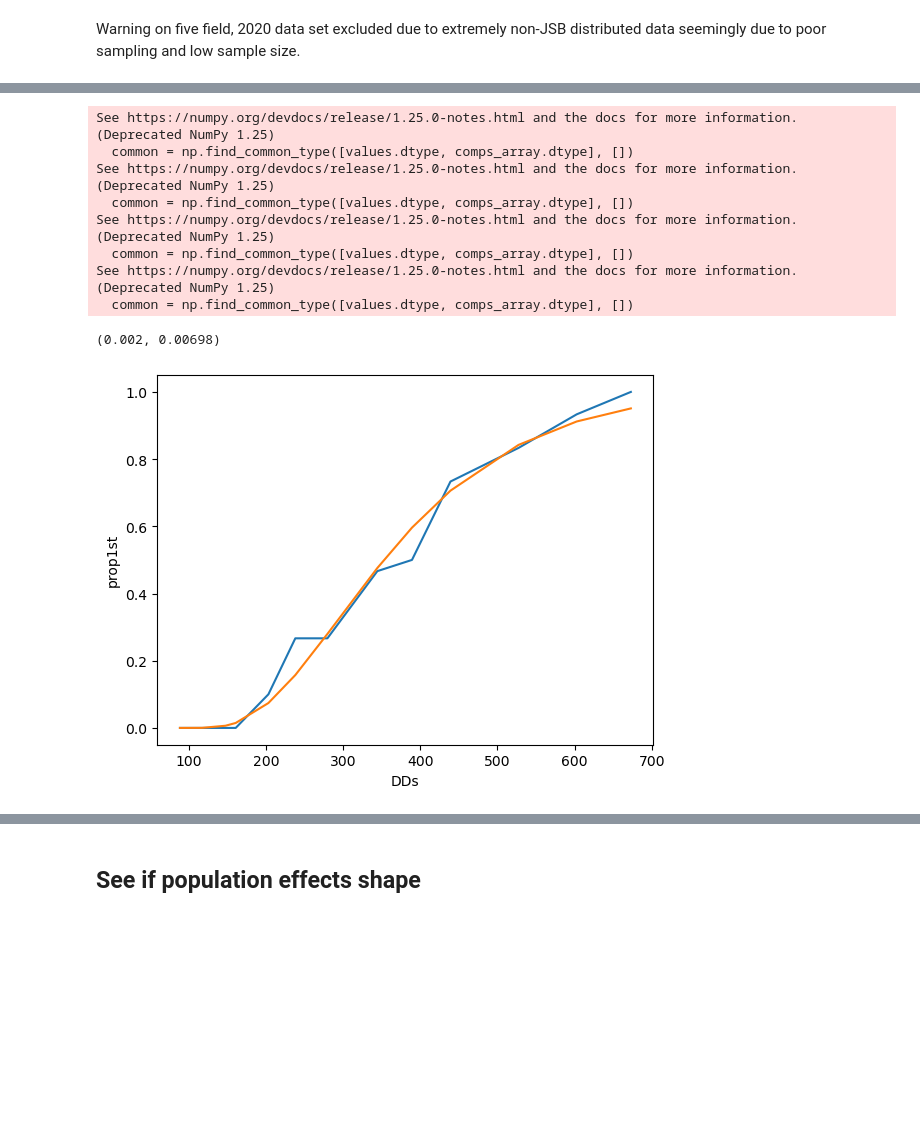
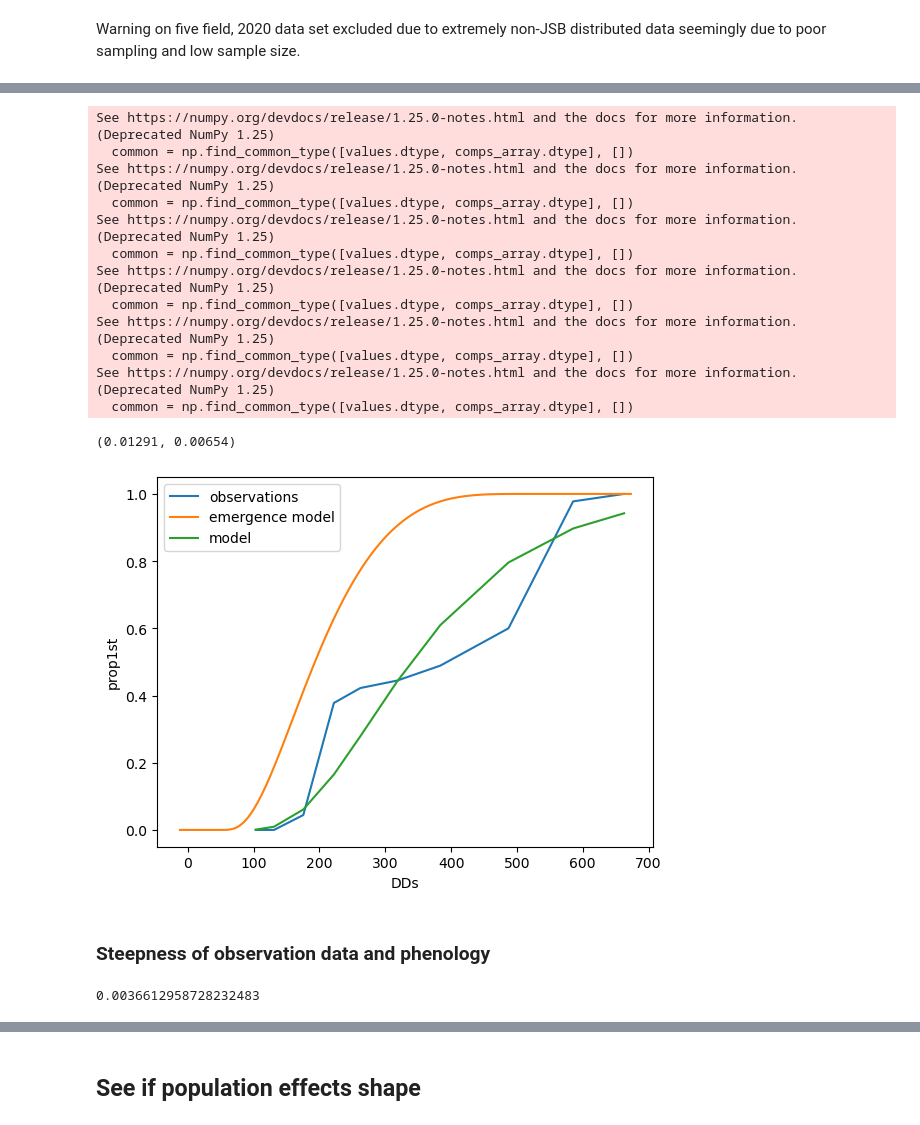
Before and after one commit to PacificBird/InsectPhenologyCaptureSim, a Jupyter notebook: multi_analysis.ipynb, the cells around one changed output, grey strips where cells are left out. Saved outputs shown, nothing was run; the diff lists cells and outputs as text; code cells hidden in the pictures; blank space fills up the shorter version.

Commit message:
Analysis of phenology/capture models

```diff
--- a/multi_analysis.ipynb
+++ b/multi_analysis.ipynb
@@ -1247,12 +1247,15 @@ def mae(filename, plot=False, ddlim=685, biofix=69, residuals=False):
     y_hat = capture_prediction_sb_biofix(dds, efficacy, biofix=biofix)
     meanae = np.mean(np.abs(y_hat - prop))
     if plot:
-        sns.lineplot(x=dds, y=prop)
-        sns.lineplot(x=dds, y=y_hat)
+        sns.lineplot(x=dds, y=prop, label='observations')
+        sns.lineplot(x=np.linspace(0,685, 100)+(biofix-69), \
+                     y=[jw_emergence(x, 1) for x in phenology_x], \
+                     label='emergence model')
+        sns.lineplot(x=dds, y=y_hat, label='model')
     if residuals:
         return (meanae.round(5), efficacy.round(5), y_hat - prop)
     return (meanae.round(5), efficacy.round(5))
-def mae_oksir(n, plot=False, ddlim=685, biofix=69, residuals=False):
+def mae_oksir(n, plot=False, ddlim=685, biofix=69, residuals=False, errorlim=685):
     dds = aggs[n].DDs
     captures = aggs[n].moth_sum
     dds = dds[dds < ddlim]
@@ -1260,10 +1263,14 @@ def mae_oksir(n, plot=False, ddlim=685, biofix=69, residuals=False):
     prop = captures / captures.max()
     efficacy = predict_from_full_biofix(dds, prop, biofix=biofix)
     y_hat = capture_prediction_sb_biofix(dds, efficacy, biofix=biofix)
-    meanae = np.mean(np.abs(y_hat - prop))
+    limidx = np.argmax(dds>errorlim)
+    meanae = np.mean(np.abs(y_hat[0:limidx-1,] - prop[0:limidx-1,]))
     if plot:
-        sns.lineplot(x=dds, y=prop)
-        sns.lineplot(x=dds, y=y_hat)
+        sns.lineplot(x=dds, y=prop, label='observations')
+        sns.lineplot(x=np.linspace(0,685, 100)+(biofix-69), \
+                     y=[jw_emergence(x, 1) for x in phenology_x], \
+                     label='emergence model')
+        sns.lineplot(x=dds, y=y_hat, label='model')
     if residuals:
         return (meanae.round(5), efficacy.round(5), y_hat - prop)
     return (meanae.round(5), efficacy.round(5))
@@ -1276,8 +1283,11 @@ def mse(filename, plot=False, ddlim=685, biofix=69, residuals=False):
     y_hat = capture_prediction_sb_biofix(dds, efficacy, biofix=biofix)
     meanse = np.mean((y_hat - prop)**2)
     if plot:
-        sns.lineplot(x=dds, y=prop)
-        sns.lineplot(x=dds, y=y_hat)
+        sns.lineplot(x=dds, y=prop, label='observations')
+        sns.lineplot(x=np.linspace(0,685, 100)+(biofix-69), \
+                     y=[jw_emergence(x, 1) for x in phenology_x], \
+                     label='emergence model')
+        sns.lineplot(x=dds, y=y_hat, label='model')
     if residuals:
         return (meanse.round(5), efficacy.round(5), y_hat - prop)
     return (meanse.round(5), efficacy.round(5))
@@ -1291,8 +1301,11 @@ def mse_oksir(n, plot=False, ddlim=685, biofix=69, residuals=False):
     y_hat = capture_prediction_sb_biofix(dds, efficacy, biofix=biofix)
     meanse = np.mean((y_hat - prop)**2)
     if plot:
-        sns.lineplot(x=dds, y=prop)
-        sns.lineplot(x=dds, y=y_hat)
+        sns.lineplot(x=dds, y=prop, label='observations')
+        sns.lineplot(x=np.linspace(0,685, 100)+(biofix-69), \
+                     y=[jw_emergence(x, 1) for x in phenology_x], \
+                     label='emergence model')
+        sns.lineplot(x=dds, y=y_hat, label='model')
     if residuals:
         return (meanse.round(5), efficacy.round(5), y_hat - prop)
     return (meanse.round(5), efficacy.round(5))
@@ -1436,13 +1454,30 @@ One interesting observation I have noticed while going through the shapes of all
 # %%
-mse('ValKoe2020A', biofix=82, plot=True)
+mse('fiveEa2020A', biofix=57, plot=True)
 # %% [output]
 See https://numpy.org/devdocs/release/1.25.0-notes.html and the docs for more information.  (Deprecated NumPy 1.25)
   common = np.find_common_type([values.dtype, comps_array.dtype], [])
 See https://numpy.org/devdocs/release/1.25.0-notes.html and the docs for more information.  (Deprecated NumPy 1.25)
   common = np.find_common_type([values.dtype, comps_array.dtype], [])
 See https://numpy.org/devdocs/release/1.25.0-notes.html and the docs for more information.  (Deprecated NumPy 1.25)
   common = np.find_common_type([values.dtype, comps_array.dtype], [])
 See https://numpy.org/devdocs/release/1.25.0-notes.html and the docs for more information.  (Deprecated NumPy 1.25)
   common = np.find_common_type([values.dtype, comps_array.dtype], [])
+See https://numpy.org/devdocs/release/1.25.0-notes.html and the docs for more information.  (Deprecated NumPy 1.25)
+  common = np.find_common_type([values.dtype, comps_array.dtype], [])
+See https://numpy.org/devdocs/release/1.25.0-notes.html and the docs for more information.  (Deprecated NumPy 1.25)
+  common = np.find_common_type([values.dtype, comps_array.dtype], [])
-(0.002, 0.00698)
+(0.01291, 0.00654)
-[figure, old version]
+[figure, new version]
+# %% [markdown]
+### Steepness of observation data and phenology
+# %%
+from scipy.optimize import minimize
+gamma = rationaln_n(effort, *popt_gammas)
+delta = rationaln_n(effort, *popt_deltas)
+llambda = f_lambda(effort, *popt_lambdas)
+xi = 69
+def jsb_pdf(x):
+    return -johnsonsb.pdf(x, gamma, delta, loc=xi, scale=llambda)
+-minimize(neg_jsb_pdf,300).fun
+# %% [output]
+0.0036612958728232483
```
Also changed, not shown: parts of 27 cells of this notebook.
